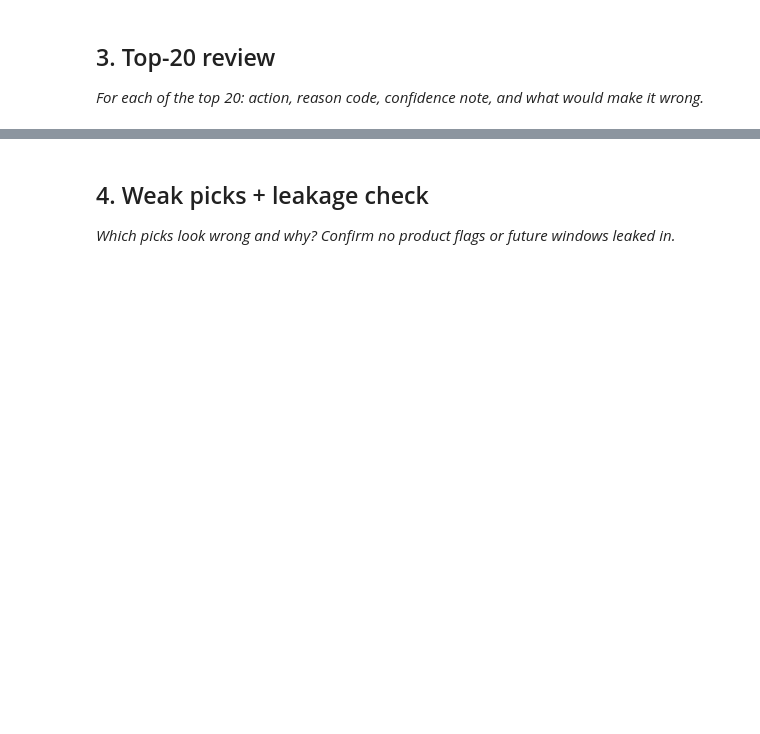
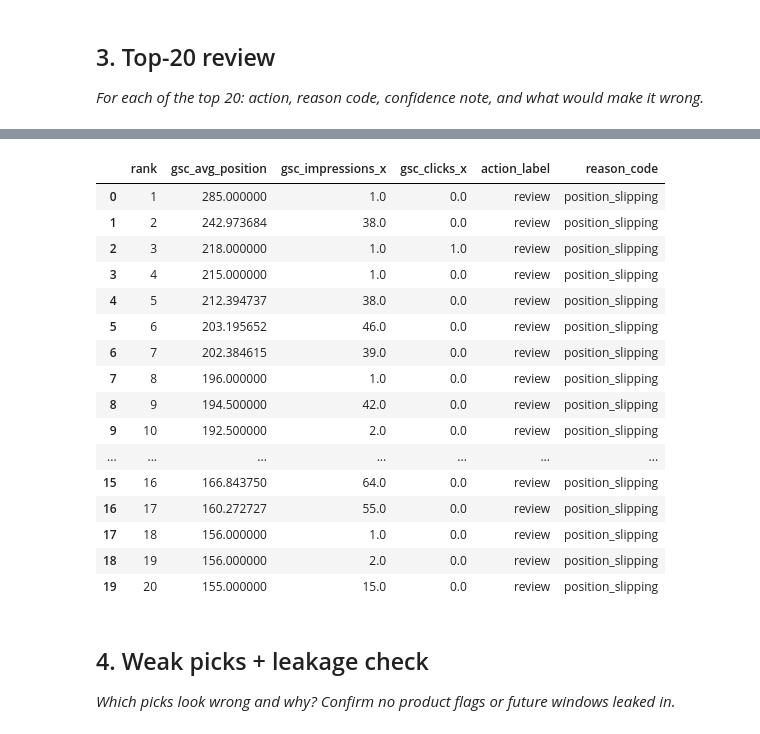
Before and after one commit to ahmed-morad15/flyrank-ml-internship, a Jupyter notebook: work/notebooks/w04_baseline_score.ipynb, the cells around one changed output, grey strips where cells are left out. Cells and saved outputs as stored; diff of their text form; code cells hidden in the pictures; blank space fills up the shorter version.

```diff
--- a/work/notebooks/w04_baseline_score.ipynb
+++ b/work/notebooks/w04_baseline_score.ipynb
@@ -30,3 +356,48 @@ This skeleton is yours to fill. Work the sections **in order** — each one has
+# %%
+top20_weakness = (
+    queue.head(20)
+    .merge(
+        baseline_df[
+            [
+                "client_hash_id",
+                "content_hash_id",
+                "gsc_impressions",
+                "gsc_clicks"
+            ]
+        ],
+        on=["client_hash_id", "content_hash_id"],
+        how="left"
+    )
+)
+
+top20_weakness[
+    [
+        "rank",
+        "gsc_avg_position",
+        "gsc_impressions_x",
+        "gsc_clicks_x",
+        "action_label",
+        "reason_code"
+    ]
+]
+# %% [output]
+|  | rank | gsc_avg_position | gsc_impressions_x | gsc_clicks_x | action_label | reason_code |
+| 0 | 1 | 285.000000 | 1.0 | 0.0 | review | position_slipping |
+| 1 | 2 | 242.973684 | 38.0 | 0.0 | review | position_slipping |
+| 2 | 3 | 218.000000 | 1.0 | 1.0 | review | position_slipping |
+| 3 | 4 | 215.000000 | 1.0 | 0.0 | review | position_slipping |
+| 4 | 5 | 212.394737 | 38.0 | 0.0 | review | position_slipping |
+| 5 | 6 | 203.195652 | 46.0 | 0.0 | review | position_slipping |
+| 6 | 7 | 202.384615 | 39.0 | 0.0 | review | position_slipping |
+| 7 | 8 | 196.000000 | 1.0 | 0.0 | review | position_slipping |
+| 8 | 9 | 194.500000 | 42.0 | 0.0 | review | position_slipping |
+| 9 | 10 | 192.500000 | 2.0 | 0.0 | review | position_slipping |
+| ... | ... | ... | ... | ... | ... | ... |
+| 15 | 16 | 166.843750 | 64.0 | 0.0 | review | position_slipping |
+| 16 | 17 | 160.272727 | 55.0 | 0.0 | review | position_slipping |
+| 17 | 18 | 156.000000 | 1.0 | 0.0 | review | position_slipping |
+| 18 | 19 | 156.000000 | 2.0 | 0.0 | review | position_slipping |
+| 19 | 20 | 155.000000 | 15.0 | 0.0 | review | position_slipping |
 # %% [markdown]
 ## 4. Weak picks + leakage check
 
```
Also changed, not shown: parts of 21 cells of this notebook.
